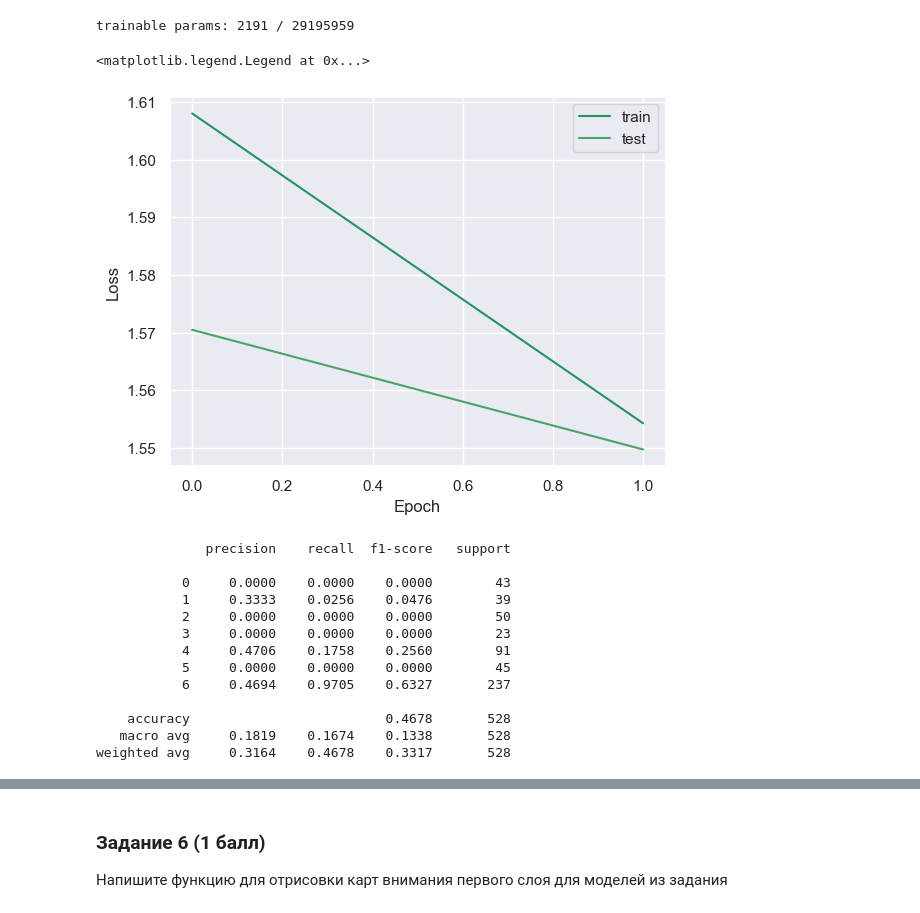
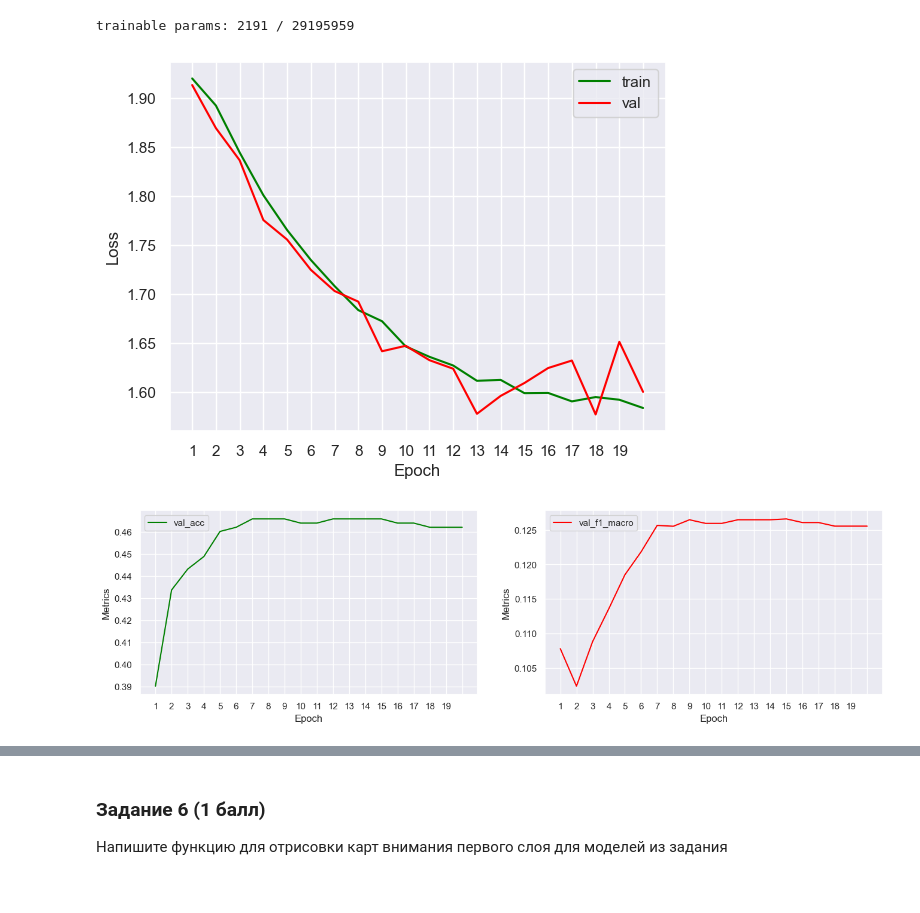
Before and after one commit to nikchernikkem/DLS-NLP-Course, a Jupyter notebook: 6 Fine Tuning BERT/[homework]Attention_and_transformers.ipynb, the cells around one changed output, grey strips where cells are left out. Drawn from its saved outputs; the diff is of its cells as text; code cells hidden in the pictures.

```diff
--- a/6 Fine Tuning BERT/[homework]Attention_and_transformers.ipynb
+++ b/6 Fine Tuning BERT/[homework]Attention_and_transformers.ipynb
@@ -480,0 +356,9 @@ NUM_EPOCHS = 3
+# %%
+import gc
+os.environ["PYTORCH_CUDA_ALLOC_CONF"] = "expandable_segments:True"
+def clear_gpu_memory():
+    if torch.cuda.is_available():
+        torch.cuda.synchronize()
+        torch.cuda.empty_cache()
+
+    gc.collect()
@@ -509,9 +397,12 @@ def train_model(model, num_epoch, train_loader, test_loader, model_name, freeze_
 
     best_loss = float('inf')
     best_model_wts = None
+    best_y_true, best_y_pred = None, None
     history = dict(train_loss=[], val_loss=[], val_acc=[], val_f1_macro=[])
 
     for epoch in range(num_epoch):
+        clear_gpu_memory()
+        print(f'epoch {epoch+1} // {num_epoch}')
         # ---------- TRAIN ----------
         model.train()
         running_loss = 0.0
@@ -530,6 +421,7 @@ def train_model(model, num_epoch, train_loader, test_loader, model_name, freeze_
 
         train_loss = running_loss / len(train_loader)
         history['train_loss'].append(train_loss)
+        print(f'train_loss = {train_loss}')
         # ---------- EVAL ----------
         model.eval()
         val_running = 0.0
@@ -547,6 +439,7 @@ def train_model(model, num_epoch, train_loader, test_loader, model_name, freeze_
                 y_true.append(batch['labels'].cpu().numpy())
 
             val_loss = val_running / len(test_loader)
+            print(f'val_loss = {val_loss}')
 
             y_true = np.concatenate(y_true)
             y_pred = np.concatenate(y_pred)
@@ -568,4 +461,6 @@ def train_model(model, num_epoch, train_loader, test_loader, model_name, freeze_
                 model_path = os.path.join('models', f"{model_name}.pth")
                 torch.save(best_model_wts, model_path)
 
-    return history, model, y_true, y_pred
+                best_y_true, best_y_pred = y_true, y_pred
+
+    return history, model, best_y_true, best_y_pred
@@ -572,4 +504,5 @@ def train_model(model, num_epoch, train_loader, test_loader, model_name, freeze_
 # %%
+rubert_tiny_transformer_model = rubert_tiny_transformer_model.to(device)
 history, model, y_true, y_pred = train_model(
     rubert_tiny_transformer_model,
     NUM_EPOCHS,
@@ -580,45 +513,3 @@ history, model, y_true, y_pred = train_model(
 )
 # %% [output]
 trainable params: 2191 / 29195959
-# %%
-import matplotlib.pyplot as plt
-ax = plt.figure().gca()
-ax.plot(history['train_loss'])
-ax.plot(history['val_loss'])
-plt.ylabel('Loss')
-plt.xlabel('Epoch')
-plt.legend([
-'train',
-'test'
-            ])
-# %% [output]
-<matplotlib.legend.Legend at 0x...>
-[figure, removed]
-# %%
-from sklearn.metrics import classification_report, confusion_matrix
-
-print(classification_report(y_true, y_pred, digits=4, zero_division=0))
-cm = confusion_matrix(y_true, y_pred)
-# %% [output]
-              precision    recall  f1-score   support
-
-           0     0.0000    0.0000    0.0000        43
-           1     0.3333    0.0256    0.0476        39
-           2     0.0000    0.0000    0.0000        50
-           3     0.0000    0.0000    0.0000        23
-           4     0.4706    0.1758    0.2560        91
-           5     0.0000    0.0000    0.0000        45
-           6     0.4694    0.9705    0.6327       237
-
-    accuracy                         0.4678       528
-   macro avg     0.1819    0.1674    0.1338       528
-weighted avg     0.3164    0.4678    0.3317       528
-# %%
-history, model, y_true, y_pred = train_model(
-    rubert_tiny_transformer_model,
-    NUM_EPOCHS,
-    ru_train_loader,
-    ru_test_loader,
-    'ru_freeze',
-    freeze_backbone=False,
-)
@@ -635,3 +516,11 @@ plt.legend([
+# %%
+get_losses_plot(history, NUM_EPOCHS)
+# %% [output]
+[figure, added]
+# %%
+get_metrics_plot(history, NUM_EPOCHS)
+# %% [output]
+[figure, added]
 # %%
 print(classification_report(y_true, y_pred, digits=4, zero_division=0))
 cm = confusion_matrix(y_true, y_pred)
```
Also changed, not shown: parts of 54 cells of this notebook, 1 other file.
